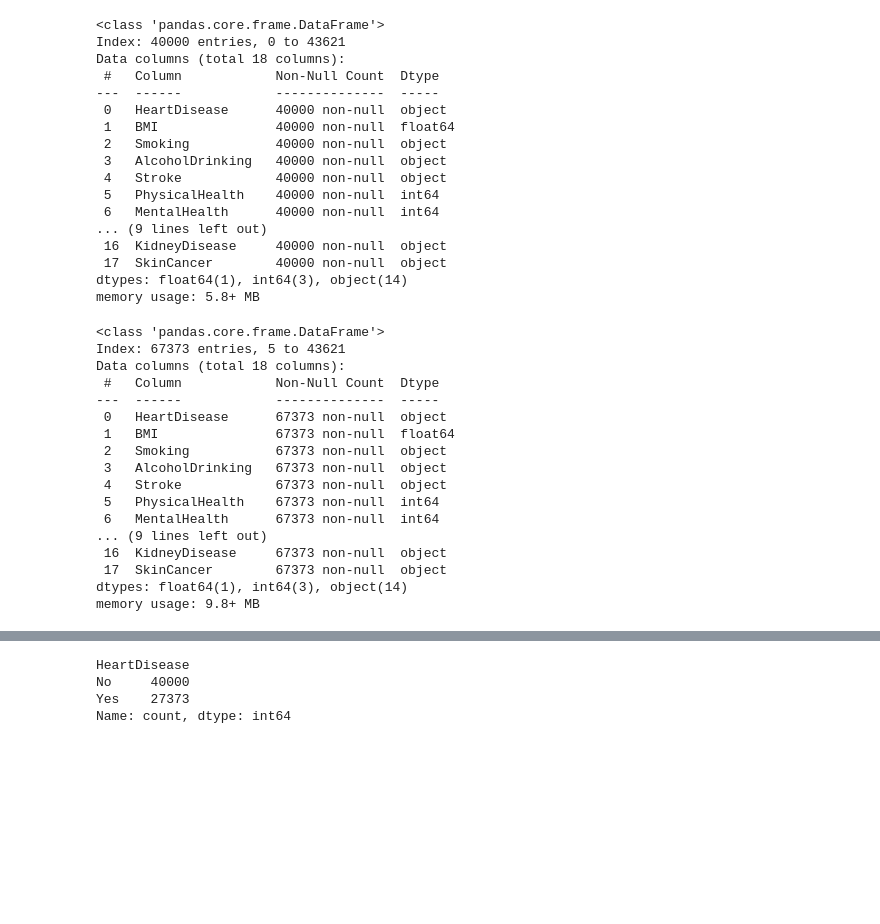
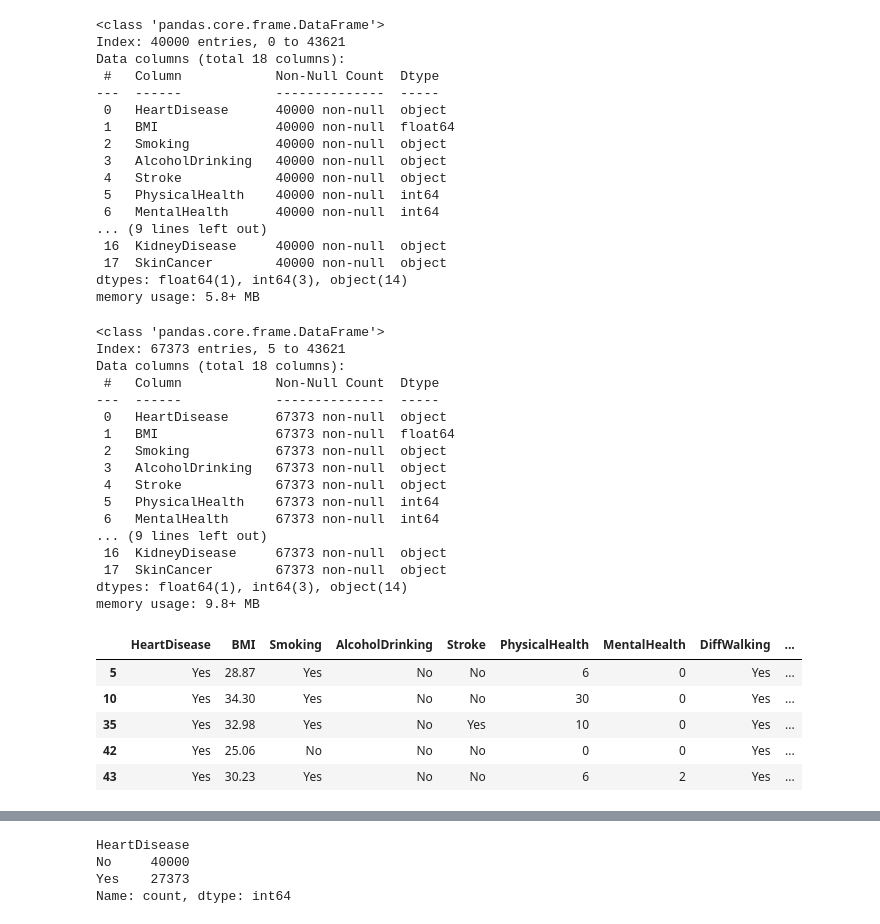
Before and after one commit to saifsame7/Health-Care-predictive-model, a Jupyter notebook: project_notebook_template.ipynb, the cells around one changed output, grey strips where cells are left out. Saved outputs shown, nothing was run; the diff lists cells and outputs as text; code cells hidden in the pictures; blank space fills up the shorter version.

```diff
--- a/project_notebook_template.ipynb
+++ b/project_notebook_template.ipynb
@@ -100,21 +100,28 @@ memory usage: 5.8+ MB
 # %%
 full_data=pd.concat([df1,df2])
 full_data.info()
+full_data.head()
 # %% [output]
 <class 'pandas.core.frame.DataFrame'>
 Index: 67373 entries, 5 to 43621
 Data columns (total 18 columns):
  #   Column            Non-Null Count  Dtype
 ---  ------            --------------  -----
  0   HeartDisease      67373 non-null  object
  1   BMI               67373 non-null  float64
  2   Smoking           67373 non-null  object
  3   AlcoholDrinking   67373 non-null  object
  4   Stroke            67373 non-null  object
  5   PhysicalHealth    67373 non-null  int64
  6   MentalHealth      67373 non-null  int64
 ... (9 lines left out)
  16  KidneyDisease     67373 non-null  object
  17  SkinCancer        67373 non-null  object
 dtypes: float64(1), int64(3), object(14)
 memory usage: 9.8+ MB
+|  | HeartDisease | BMI | Smoking | AlcoholDrinking | Stroke | PhysicalHealth | MentalHealth | DiffWalking | ... |
+| 5 | Yes | 28.87 | Yes | No | No | 6 | 0 | Yes | ... |
+| 10 | Yes | 34.30 | Yes | No | No | 30 | 0 | Yes | ... |
+| 35 | Yes | 32.98 | Yes | No | Yes | 10 | 0 | Yes | ... |
+| 42 | Yes | 25.06 | No | No | No | 0 | 0 | Yes | ... |
+| 43 | Yes | 30.23 | Yes | No | No | 6 | 2 | Yes | ... |
```
Also changed, not shown: parts of 15 cells of this notebook.
